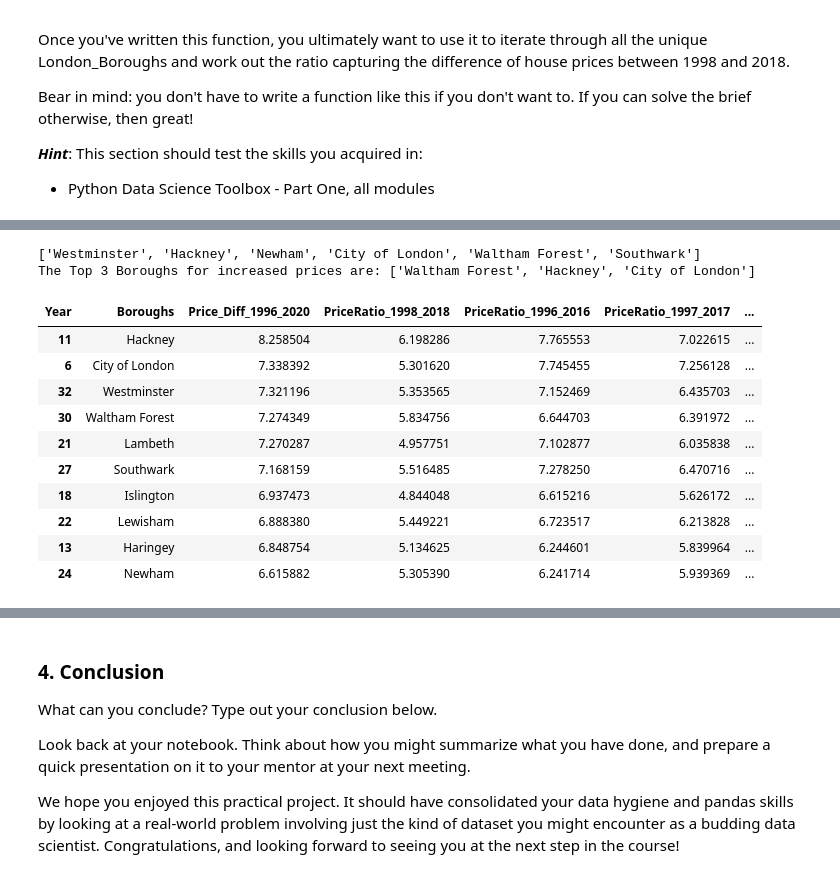
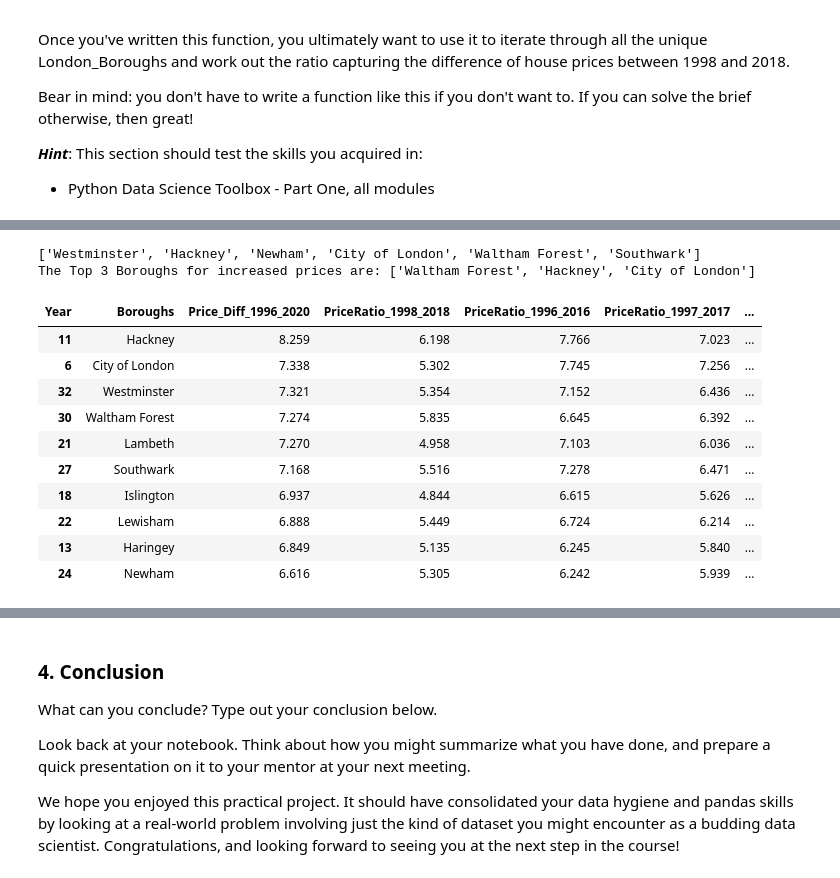
Before and after one commit to ShrutikaSankar/Springboard, a Jupyter notebook: Shrutika Sankar Unit 4 Challenge - Tier 3-clean.ipynb, the cells around one changed output, grey strips where cells are left out. Saved outputs shown, nothing was run; the diff lists cells and outputs as text; code cells hidden in the pictures.

```diff
--- a/Shrutika Sankar Unit 4 Challenge - Tier 3-clean.ipynb
+++ b/Shrutika Sankar Unit 4 Challenge - Tier 3-clean.ipynb
@@ -314,6 +318,8 @@ pc_piv = pc.pivot_table(index= 'Boroughs', columns= 'Year', values= 'avg_prices'
 pc_piv['Price_Diff_1996_2020'] = pc_piv[2020]/pc_piv[1996] #Find Difference
 sort_by_price_change1996to2020 = pc_piv.sort_values('Price_Diff_1996_2020',ascending=False) #Sort
 sort_by_price_change1996to2020 = sort_by_price_change1996to2020.reset_index()
+pd.options.display.float_format = '{:,.3f}'.format
+
 sort_by_price_change1996to2020[['Boroughs','Price_Diff_1996_2020']].head() #top5
 # %% [output]
 A value is trying to be set on a copy of a slice from a DataFrame.
@@ -365,43 +371,45 @@ pc_piv['PriceRatio_1997_2017'] = pc_piv[2017]/pc_piv[1997] #Find Difference
 pc_piv['PriceRatio_1998_2018'] = pc_piv[2018]/pc_piv[1998] #Find Difference
 pc_piv['PriceRatio_1999_2019'] = pc_piv[2019]/pc_piv[1999] #Find Difference
 pc_piv['PriceRatio_2000_2020'] = pc_piv[2020]/pc_piv[2000] #Find Difference
+
+
 #above could probably have been a function buy this was easier to write
 x = pc_piv.iloc[: , -6:]
 x = x.reset_index()
 p_list= x.columns[1:]
 c = []
 d = []
 for p in p_list:
     x = x.sort_values(p ,ascending=False)
     y = x.Boroughs[:3]
     for b in y:
         c.append(b)
 top_4_boroughs = list(set(c))
 
 print(top_4_boroughs)
 for p in p_list:
     x = x.sort_values(p ,ascending=False)
     y = x.Boroughs[:2]
     for b in y:
         d.append(b)
 top_3_boroughs = list(set(d))
 print('The Top 3 Boroughs for increased prices are: '+str(top_3_boroughs))
 
-
+pd.options.display.float_format = '{:,.3f}'.format
 x = x.sort_values('Price_Diff_1996_2020',ascending=False) #Sort
 
 x.head(10)
 # %% [output]
 ['Westminster', 'Hackney', 'Newham', 'City of London', 'Waltham Forest', 'Southwark']
 The Top 3 Boroughs for increased prices are: ['Waltham Forest', 'Hackney', 'City of London']
 | Year | Boroughs | Price_Diff_1996_2020 | PriceRatio_1998_2018 | PriceRatio_1996_2016 | PriceRatio_1997_2017 | ... |
-| 11 | Hackney | 8.258504 | 6.198286 | 7.765553 | 7.022615 | ... |
-| 6 | City of London | 7.338392 | 5.301620 | 7.745455 | 7.256128 | ... |
-| 32 | Westminster | 7.321196 | 5.353565 | 7.152469 | 6.435703 | ... |
-| 30 | Waltham Forest | 7.274349 | 5.834756 | 6.644703 | 6.391972 | ... |
-| 21 | Lambeth | 7.270287 | 4.957751 | 7.102877 | 6.035838 | ... |
-| 27 | Southwark | 7.168159 | 5.516485 | 7.278250 | 6.470716 | ... |
-| 18 | Islington | 6.937473 | 4.844048 | 6.615216 | 5.626172 | ... |
-| 22 | Lewisham | 6.888380 | 5.449221 | 6.723517 | 6.213828 | ... |
-| 13 | Haringey | 6.848754 | 5.134625 | 6.244601 | 5.839964 | ... |
-| 24 | Newham | 6.615882 | 5.305390 | 6.241714 | 5.939369 | ... |
+| 11 | Hackney | 8.259 | 6.198 | 7.766 | 7.023 | ... |
+| 6 | City of London | 7.338 | 5.302 | 7.745 | 7.256 | ... |
+| 32 | Westminster | 7.321 | 5.354 | 7.152 | 6.436 | ... |
+| 30 | Waltham Forest | 7.274 | 5.835 | 6.645 | 6.392 | ... |
+| 21 | Lambeth | 7.270 | 4.958 | 7.103 | 6.036 | ... |
+| 27 | Southwark | 7.168 | 5.516 | 7.278 | 6.471 | ... |
+| 18 | Islington | 6.937 | 4.844 | 6.615 | 5.626 | ... |
+| 22 | Lewisham | 6.888 | 5.449 | 6.724 | 6.214 | ... |
+| 13 | Haringey | 6.849 | 5.135 | 6.245 | 5.840 | ... |
+| 24 | Newham | 6.616 | 5.305 | 6.242 | 5.939 | ... |
```
Also changed, not shown: parts of 14 cells of this notebook.
